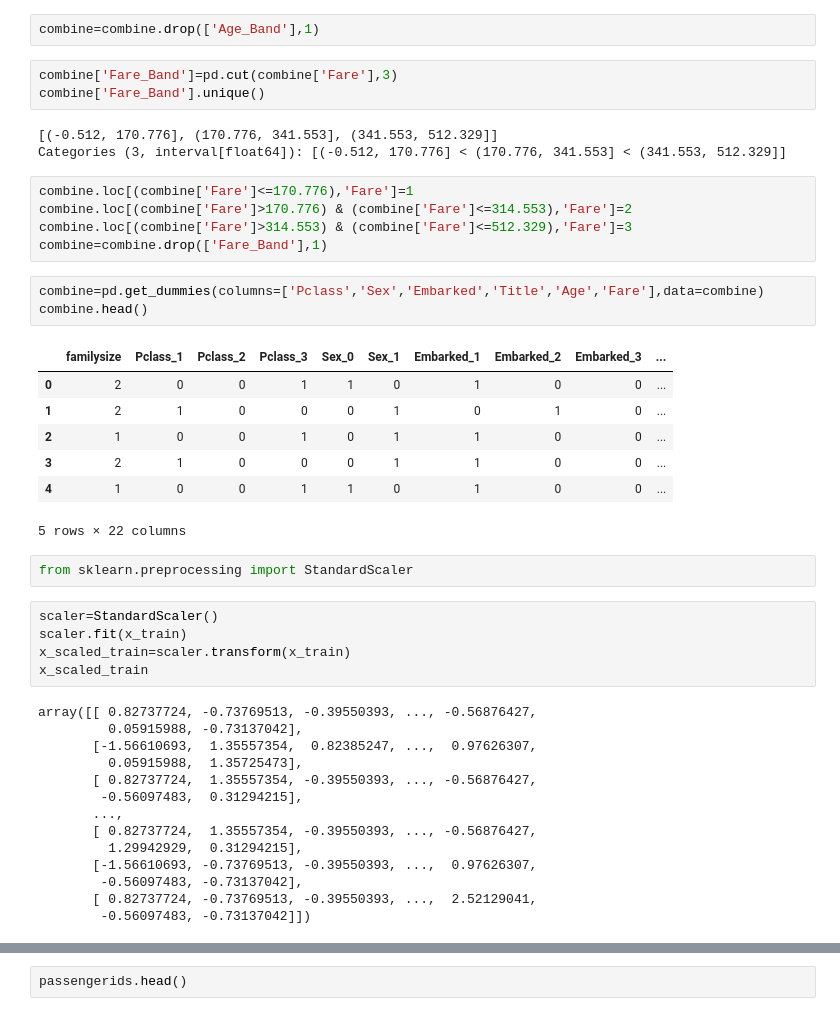
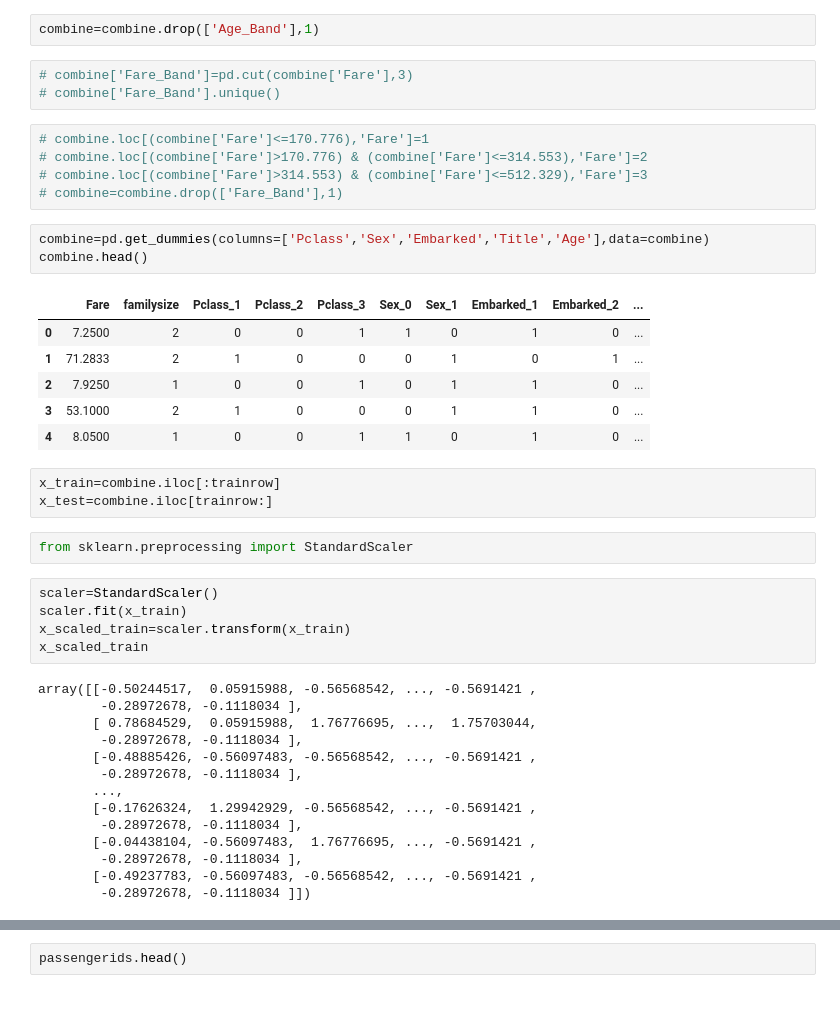
Before and after one commit to bhalalaparas/Titanic-Kaggle, a Jupyter notebook: titanic-kaggel.ipynb, the cells around one changed output, grey strips where cells are left out. Saved outputs shown, nothing was run; the diff lists cells and outputs as text.

```diff
--- a/titanic-kaggel.ipynb
+++ b/titanic-kaggel.ipynb
@@ -247,27 +245,26 @@ array([2., 3., 4., 1., 5.])
 # %%
 combine=combine.drop(['Age_Band'],1)
 # %%
-combine['Fare_Band']=pd.cut(combine['Fare'],3)
-combine['Fare_Band'].unique()
+# combine['Fare_Band']=pd.cut(combine['Fare'],3)
+# combine['Fare_Band'].unique()
-# %% [output]
-[(-0.512, 170.776], (170.776, 341.553], (341.553, 512.329]]
-Categories (3, interval[float64]): [(-0.512, 170.776] < (170.776, 341.553] < (341.553, 512.329]]
 # %%
-combine.loc[(combine['Fare']<=170.776),'Fare']=1
-combine.loc[(combine['Fare']>170.776) & (combine['Fare']<=314.553),'Fare']=2
-combine.loc[(combine['Fare']>314.553) & (combine['Fare']<=512.329),'Fare']=3
-combine=combine.drop(['Fare_Band'],1)
+# combine.loc[(combine['Fare']<=170.776),'Fare']=1
+# combine.loc[(combine['Fare']>170.776) & (combine['Fare']<=314.553),'Fare']=2
+# combine.loc[(combine['Fare']>314.553) & (combine['Fare']<=512.329),'Fare']=3
+# combine=combine.drop(['Fare_Band'],1)
 # %%
-combine=pd.get_dummies(columns=['Pclass','Sex','Embarked','Title','Age','Fare'],data=combine)
+combine=pd.get_dummies(columns=['Pclass','Sex','Embarked','Title','Age'],data=combine)
 combine.head()
 # %% [output]
-|  | familysize | Pclass_1 | Pclass_2 | Pclass_3 | Sex_0 | Sex_1 | Embarked_1 | Embarked_2 | Embarked_3 | ... |
-| 0 | 2 | 0 | 0 | 1 | 1 | 0 | 1 | 0 | 0 | ... |
-| 1 | 2 | 1 | 0 | 0 | 0 | 1 | 0 | 1 | 0 | ... |
-| 2 | 1 | 0 | 0 | 1 | 0 | 1 | 1 | 0 | 0 | ... |
-| 3 | 2 | 1 | 0 | 0 | 0 | 1 | 1 | 0 | 0 | ... |
-| 4 | 1 | 0 | 0 | 1 | 1 | 0 | 1 | 0 | 0 | ... |
+|  | Fare | familysize | Pclass_1 | Pclass_2 | Pclass_3 | Sex_0 | Sex_1 | Embarked_1 | Embarked_2 | ... |
+| 0 | 7.2500 | 2 | 0 | 0 | 1 | 1 | 0 | 1 | 0 | ... |
+| 1 | 71.2833 | 2 | 1 | 0 | 0 | 0 | 1 | 0 | 1 | ... |
+| 2 | 7.9250 | 1 | 0 | 0 | 1 | 0 | 1 | 1 | 0 | ... |
+| 3 | 53.1000 | 2 | 1 | 0 | 0 | 0 | 1 | 1 | 0 | ... |
+| 4 | 8.0500 | 1 | 0 | 0 | 1 | 1 | 0 | 1 | 0 | ... |
-5 rows × 22 columns
+# %%
+x_train=combine.iloc[:trainrow]
+x_test=combine.iloc[trainrow:]
 # %%
 from sklearn.preprocessing import StandardScaler
 # %%
@@ -276,19 +273,19 @@ scaler.fit(x_train)
 x_scaled_train=scaler.transform(x_train)
 x_scaled_train
 # %% [output]
-array([[ 0.82737724, -0.73769513, -0.39550393, ..., -0.56876427,
-         0.05915988, -0.73137042],
-       [-1.56610693,  1.35557354,  0.82385247, ...,  0.97626307,
-         0.05915988,  1.35725473],
-       [ 0.82737724,  1.35557354, -0.39550393, ..., -0.56876427,
-        -0.56097483,  0.31294215],
+array([[-0.50244517,  0.05915988, -0.56568542, ..., -0.5691421 ,
+        -0.28972678, -0.1118034 ],
+       [ 0.78684529,  0.05915988,  1.76776695, ...,  1.75703044,
+        -0.28972678, -0.1118034 ],
+       [-0.48885426, -0.56097483, -0.56568542, ..., -0.5691421 ,
+        -0.28972678, -0.1118034 ],
        ...,
-       [ 0.82737724,  1.35557354, -0.39550393, ..., -0.56876427,
-         1.29942929,  0.31294215],
-       [-1.56610693, -0.73769513, -0.39550393, ...,  0.97626307,
-        -0.56097483, -0.73137042],
-       [ 0.82737724, -0.73769513, -0.39550393, ...,  2.52129041,
-        -0.56097483, -0.73137042]])
+       [-0.17626324,  1.29942929, -0.56568542, ..., -0.5691421 ,
+        -0.28972678, -0.1118034 ],
+       [-0.04438104, -0.56097483,  1.76776695, ..., -0.5691421 ,
+        -0.28972678, -0.1118034 ],
+       [-0.49237783, -0.56097483, -0.56568542, ..., -0.5691421 ,
+        -0.28972678, -0.1118034 ]])
 # %%
 x_scaled_test=scaler.transform(x_test)
 x_scaled_test
```
Also changed, not shown: parts of 8 cells of this notebook.
